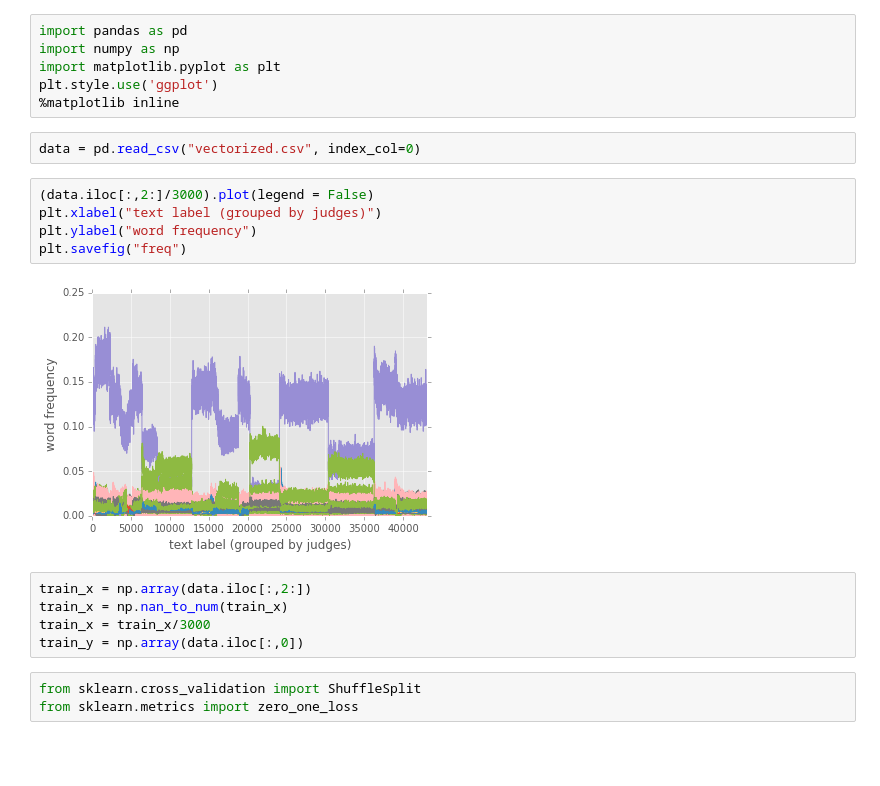
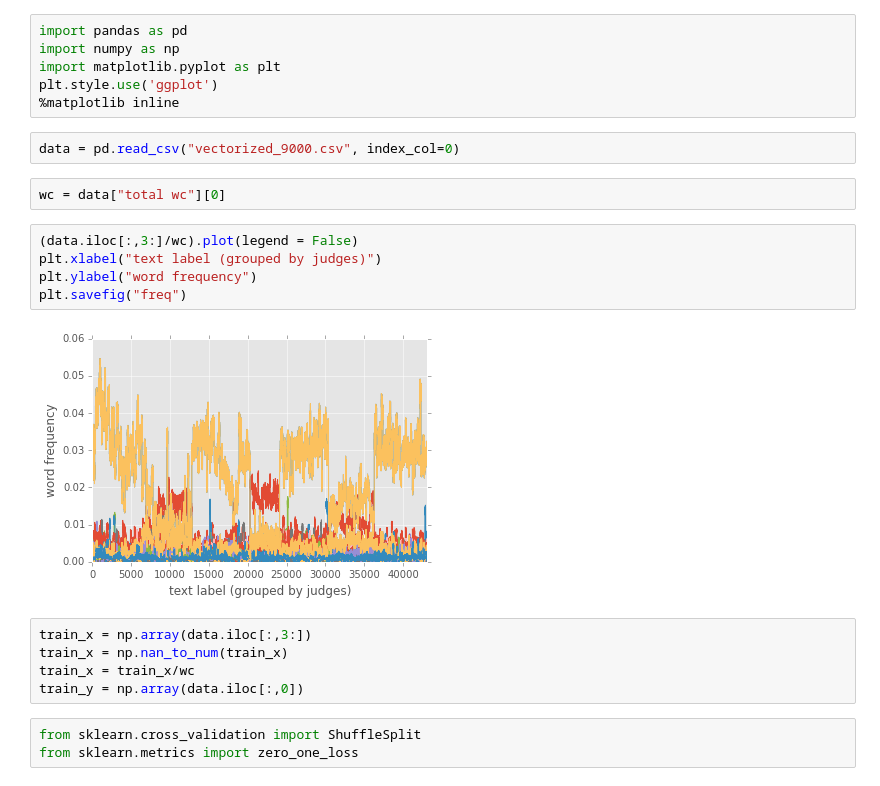
Before and after one commit to ldes89150/Linguistic_Analysis_Final_Project, a Jupyter notebook: machine learning experiment.ipynb, the cells around one changed output. Drawn from its saved outputs; the diff is of its cells as text; blank space fills up the shorter version.

```diff
--- a/machine learning experiment.ipynb
+++ b/machine learning experiment.ipynb
@@ -5,18 +5,20 @@ import matplotlib.pyplot as plt
 plt.style.use('ggplot')
 %matplotlib inline
 # %%
-data = pd.read_csv("vectorized.csv", index_col=0)
+data = pd.read_csv("vectorized_9000.csv", index_col=0)
+# %%
+wc = data["total wc"][0]
 # %%
-(data.iloc[:,2:]/3000).plot(legend = False)
+(data.iloc[:,3:]/wc).plot(legend = False)
 plt.xlabel("text label (grouped by judges)")
 plt.ylabel("word frequency")
 plt.savefig("freq")
 # %% [output]
-[figure, old version]
+[figure, new version]
 # %%
-train_x = np.array(data.iloc[:,2:])
+train_x = np.array(data.iloc[:,3:])
 train_x = np.nan_to_num(train_x)
-train_x = train_x/3000
+train_x = train_x/wc
 train_y = np.array(data.iloc[:,0])
 # %%
 from sklearn.cross_validation import ShuffleSplit
```
Also changed, not shown: parts of 5 cells of this notebook, 1 other file.
